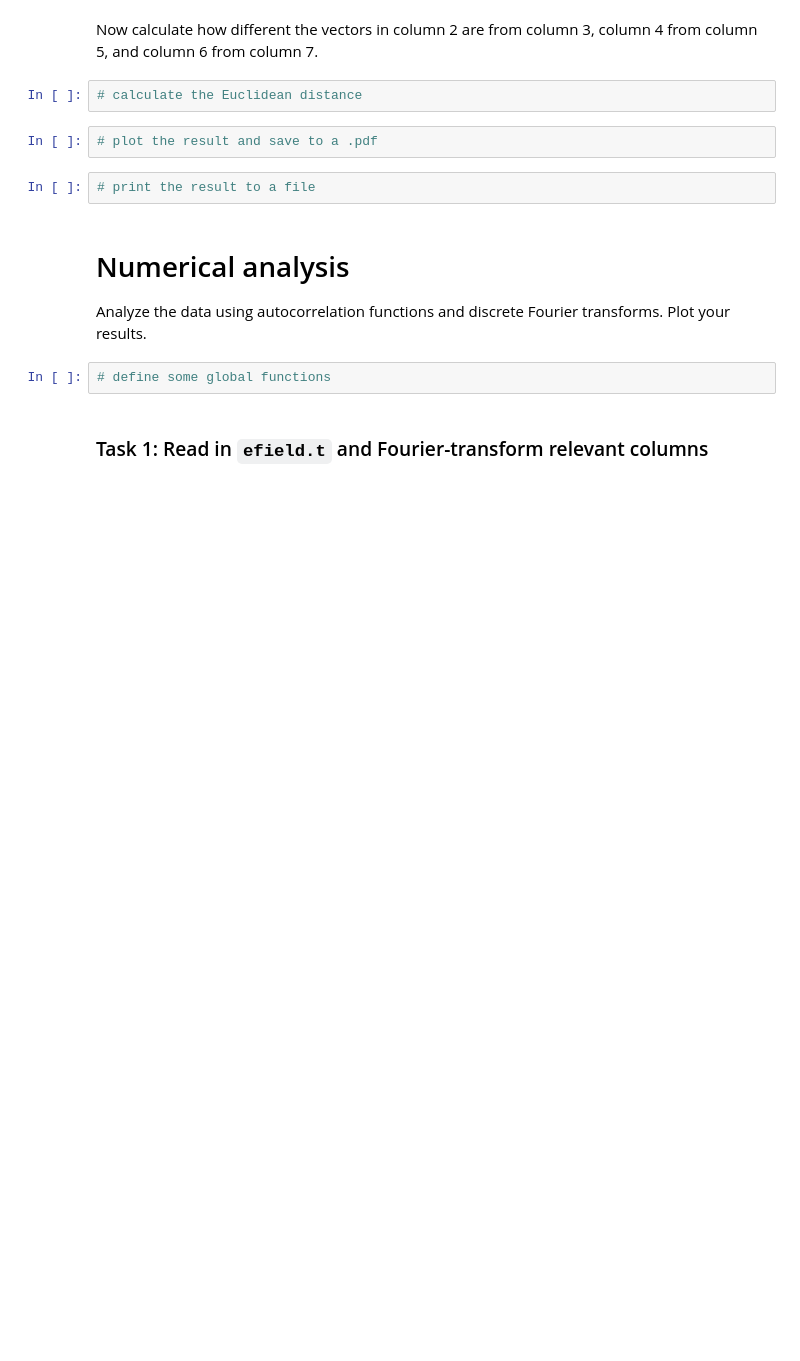
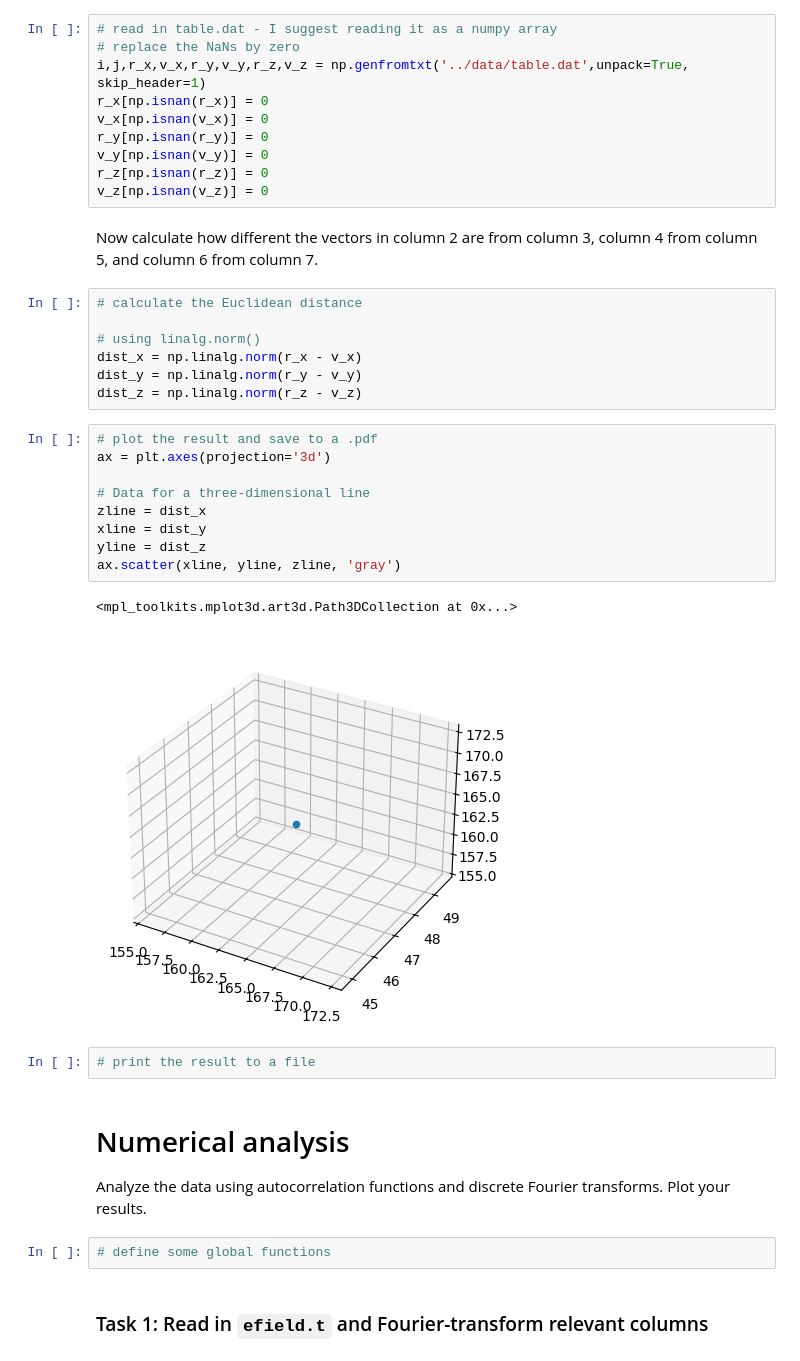
Before and after one commit to tlaus-ukhd/research-question-tlaus, a Jupyter notebook: notebook/notebook_unit1.ipynb, the cells around one changed output. Drawn from its saved outputs; the diff is of its cells as text; blank space fills up the shorter version.

```diff
--- a/notebook/notebook_unit1.ipynb
+++ b/notebook/notebook_unit1.ipynb
@@ -268,9 +265,34 @@ In this case, consider each of the columns in table.dat as a vector in Euclidean
+# %%
+# read in table.dat - I suggest reading it as a numpy array
+# replace the NaNs by zero
+i,j,r_x,v_x,r_y,v_y,r_z,v_z = np.genfromtxt('../data/table.dat',unpack=True, skip_header=1)
+r_x[np.isnan(r_x)] = 0
+v_x[np.isnan(v_x)] = 0
+r_y[np.isnan(r_y)] = 0
+v_y[np.isnan(v_y)] = 0
+r_z[np.isnan(r_z)] = 0
+v_z[np.isnan(v_z)] = 0
 # %% [markdown]
 Now calculate how different the vectors in column 2 are from column 3, column 4 from column 5, and column 6 from column 7.
-# %%
-# calculate the Euclidean distance
-# %%
-# plot the result and save to a .pdf
+# %%
+# calculate the Euclidean distance
+
+# using linalg.norm()
+dist_x = np.linalg.norm(r_x - v_x)
+dist_y = np.linalg.norm(r_y - v_y)
+dist_z = np.linalg.norm(r_z - v_z)
+# %%
+# plot the result and save to a .pdf
+ax = plt.axes(projection='3d')
+
+# Data for a three-dimensional line
+zline = dist_x
+xline = dist_y
+yline = dist_z
+ax.scatter(xline, yline, zline, 'gray')
+# %% [output]
+<mpl_toolkits.mplot3d.art3d.Path3DCollection at 0x...>
+[figure, added]
 # %%
 # print the result to a file
 # %% [markdown]
```
Also changed, not shown: parts of 1 cell of this notebook.
